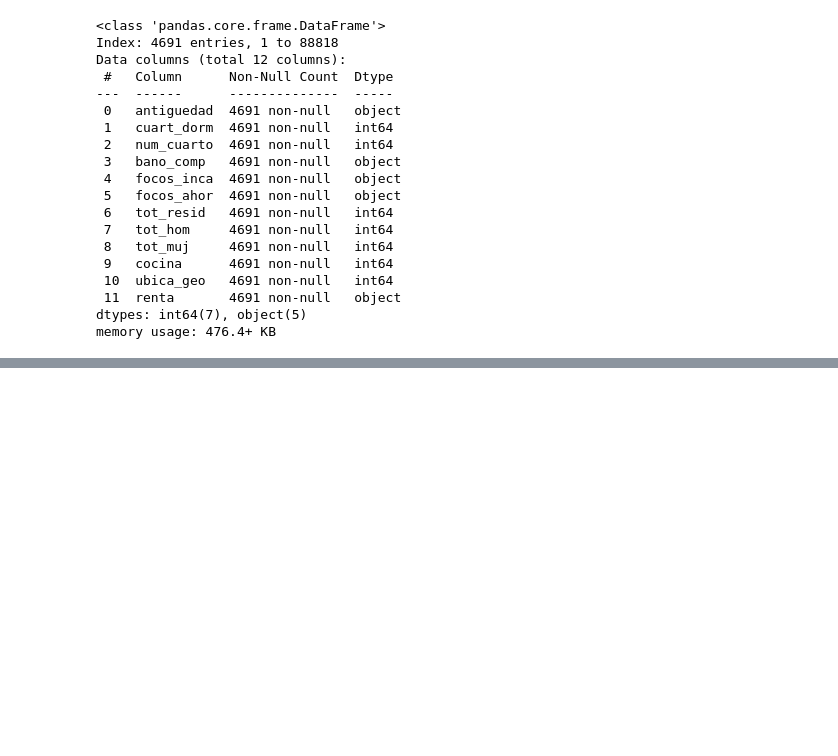
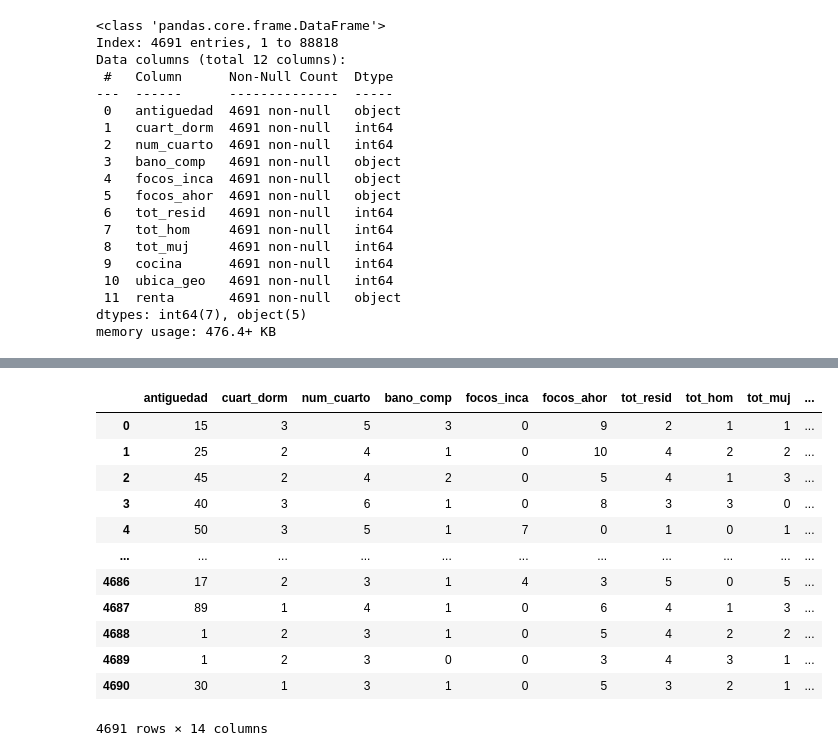
Before and after one commit to iserranoz/up_econometria, a Jupyter notebook: data_processing.ipynb, the cells around one changed output, grey strips where cells are left out. Cells and saved outputs as stored; diff of their text form; code cells hidden in the pictures; blank space fills up the shorter version.

```diff
--- a/data_processing.ipynb
+++ b/data_processing.ipynb
@@ -99,0 +102,3 @@ df.to_parquet('data_enigh.parquet')
+# %%
+df = pd.read_parquet('data_enigh.parquet')
+df.head()
@@ -99,0 +112,3 @@ df.to_parquet('data_enigh.parquet')
+# %%
+df_geo = pd.read_csv('data/catalogos/ubica_geo.csv', encoding='latin-1')
+df_geo
@@ -99,0 +129,17 @@ df.to_parquet('data_enigh.parquet')
+# %%
+df = df.merge(df_geo.loc[:,['ubica_geo', 'desc_ent', 'desc_mun']], how = 'left', on = 'ubica_geo')
+df
+# %% [output]
+|  | antiguedad | cuart_dorm | num_cuarto | bano_comp | focos_inca | focos_ahor | tot_resid | tot_hom | tot_muj | ... |
+| 0 | 15 | 3 | 5 | 3 | 0 | 9 | 2 | 1 | 1 | ... |
+| 1 | 25 | 2 | 4 | 1 | 0 | 10 | 4 | 2 | 2 | ... |
+| 2 | 45 | 2 | 4 | 2 | 0 | 5 | 4 | 1 | 3 | ... |
+| 3 | 40 | 3 | 6 | 1 | 0 | 8 | 3 | 3 | 0 | ... |
+| 4 | 50 | 3 | 5 | 1 | 7 | 0 | 1 | 0 | 1 | ... |
+| ... | ... | ... | ... | ... | ... | ... | ... | ... | ... | ... |
+| 4686 | 17 | 2 | 3 | 1 | 4 | 3 | 5 | 0 | 5 | ... |
+| 4687 | 89 | 1 | 4 | 1 | 0 | 6 | 4 | 1 | 3 | ... |
+| 4688 | 1 | 2 | 3 | 1 | 0 | 5 | 4 | 2 | 2 | ... |
+| 4689 | 1 | 2 | 3 | 0 | 0 | 3 | 4 | 3 | 1 | ... |
+| 4690 | 30 | 1 | 3 | 1 | 0 | 5 | 3 | 2 | 1 | ... |
+4691 rows × 14 columns
```
Also changed, not shown: parts of 9 cells of this notebook, 2 other files.
